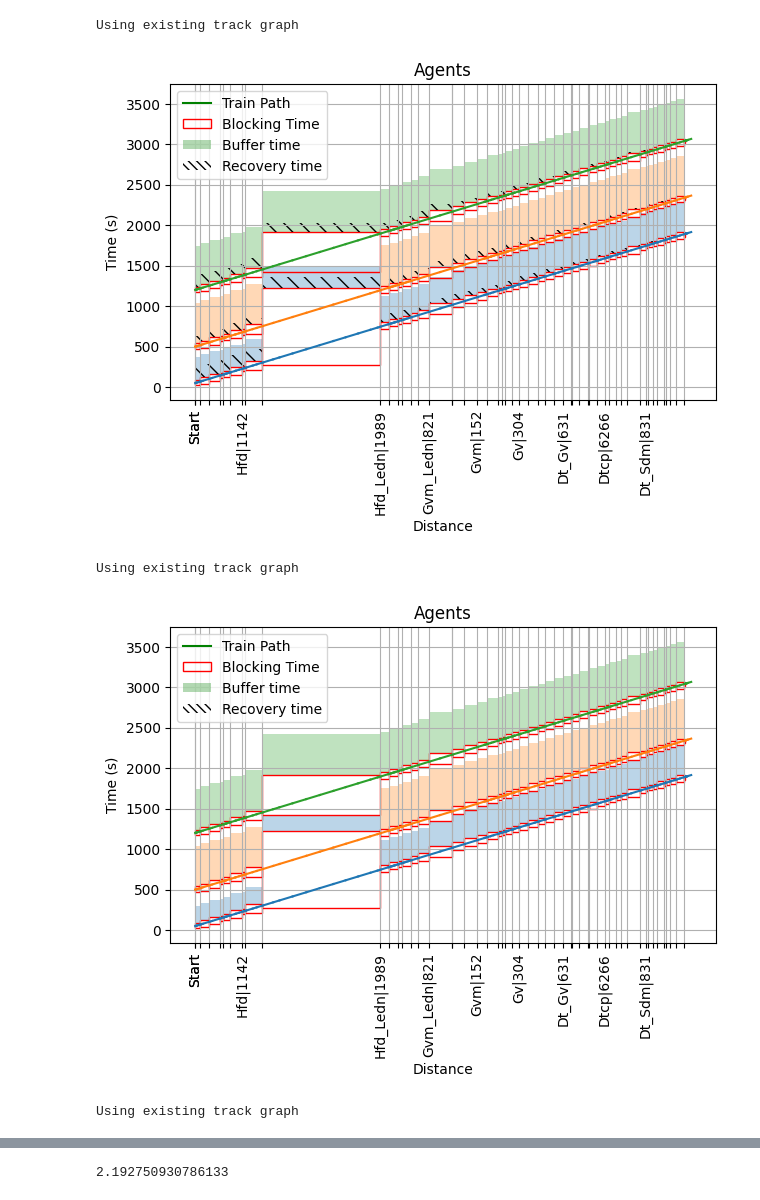
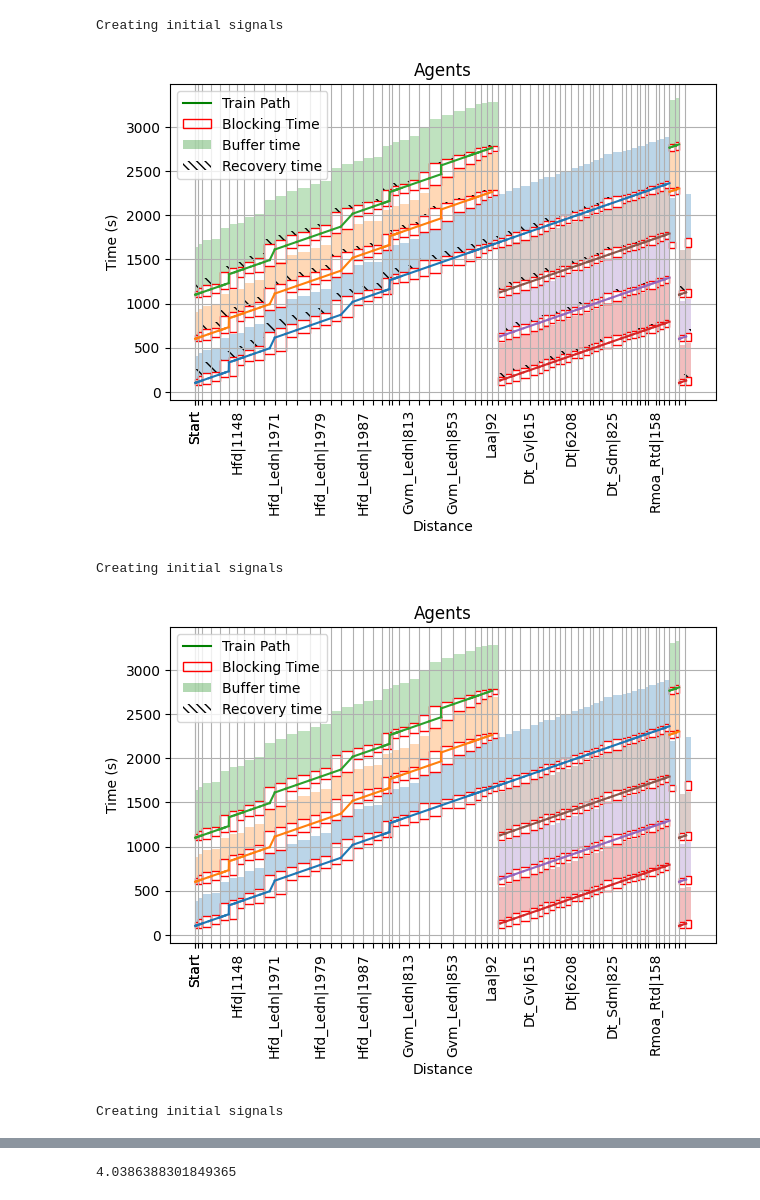
Before and after one commit to GoodGuyMe/delay-replanning-slack, a Jupyter notebook: experiments/blocking_experiments.ipynb, the cells around one changed output, grey strips where cells are left out. Cells and saved outputs as stored; diff of their text form; code cells hidden in the pictures.

Commit message:
Better plotting

```diff
--- a/experiments/blocking_experiments.ipynb
+++ b/experiments/blocking_experiments.ipynb
@@ -159,7 +159,7 @@ Using existing track graph
 # %%
 # Run RePeAT to get multiple plans
-# scenario = "../data/single_track/scenario_following.json"
-scenario = "../data/prorail/parsed/scenario_toy.json"
+# scenario = "../data/single_track/scenario_toy.json"
+scenario = "../data/prorail/parsed/scenario_sprinters.json"
 layout =   "../data/prorail/parsed/netherlands-schiphol.json"
 
 scenario_data = json.load(open(scenario))
@@ -237,10 +269,10 @@ Using existing track graph
 # %%
-generate.time_safe_intervals_and_write(layout, scenario, -1, agent_speed, "output", max_buffer, True, plot=True)
-generate.time_safe_intervals_and_write(layout, scenario, -1, agent_speed, "output", max_buffer, False, plot=True)
-generate.time_safe_intervals_and_write(layout, scenario, -1, agent_speed, "output", 0, False, plot=True)
+generate.time_safe_intervals_and_write(layout, scenario, -1, agent_speed, "output", max_buffer, True, destination="r-Rtd|340", plot=1)
+generate.time_safe_intervals_and_write(layout, scenario, -1, agent_speed, "output", max_buffer, False, destination="r-Rtd|340", plot=1)
+generate.time_safe_intervals_and_write(layout, scenario, -1, agent_speed, "output", 0, False, destination="r-Rtd|340", plot=1)
 # %% [output]
-Using existing track graph
+Creating initial signals
-[figure, old version]
+[figure, new version]
-Using existing track graph
+Creating initial signals
-[figure, old version]
+[figure, new version]
-Using existing track graph
+Creating initial signals
@@ -248 +280 @@ Using existing track graph
-2.192750930786133
+4.0386388301849365
```
Also changed, not shown: parts of 5 cells of this notebook, 3 other files.
